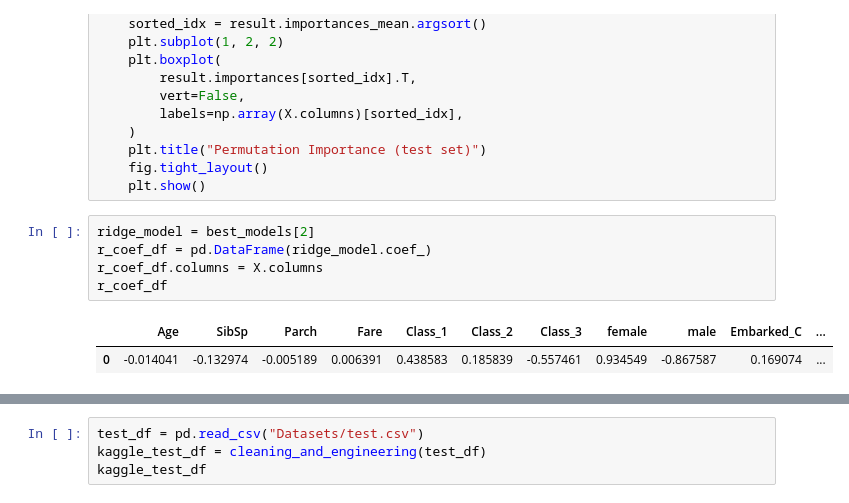
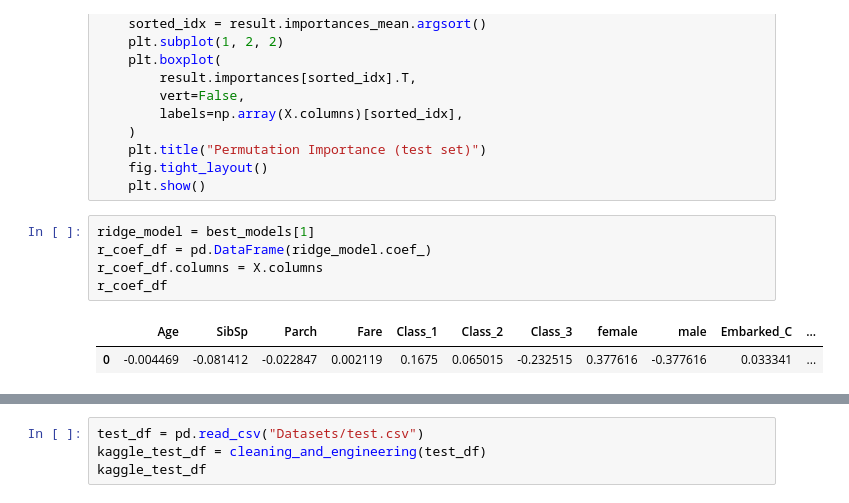
Before and after one commit to PeteCrowley/AdvancedCS, a Jupyter notebook: TitanicPrediction/TitanicPrediction.ipynb, the cells around one changed output, grey strips where cells are left out. Drawn from its saved outputs; the diff is of its cells as text.

```diff
--- a/TitanicPrediction/TitanicPrediction.ipynb
+++ b/TitanicPrediction/TitanicPrediction.ipynb
@@ -237,13 +237,13 @@ def show_tree_feature_importance(tree):
     fig.tight_layout()
     plt.show()
 # %%
-ridge_model = best_models[2]
+ridge_model = best_models[1]
 r_coef_df = pd.DataFrame(ridge_model.coef_)
 r_coef_df.columns = X.columns
 r_coef_df
 # %% [output]
 |  | Age | SibSp | Parch | Fare | Class_1 | Class_2 | Class_3 | female | male | Embarked_C | ... |
-| 0 | -0.014041 | -0.132974 | -0.005189 | 0.006391 | 0.438583 | 0.185839 | -0.557461 | 0.934549 | -0.867587 | 0.169074 | ... |
+| 0 | -0.004469 | -0.081412 | -0.022847 | 0.002119 | 0.1675 | 0.065015 | -0.232515 | 0.377616 | -0.377616 | 0.033341 | ... |
 # %%
 logistic_model = best_models[2]
 l_coef_df = pd.DataFrame(logistic_model.coef_)
```
Also changed, not shown: parts of 9 cells of this notebook.
